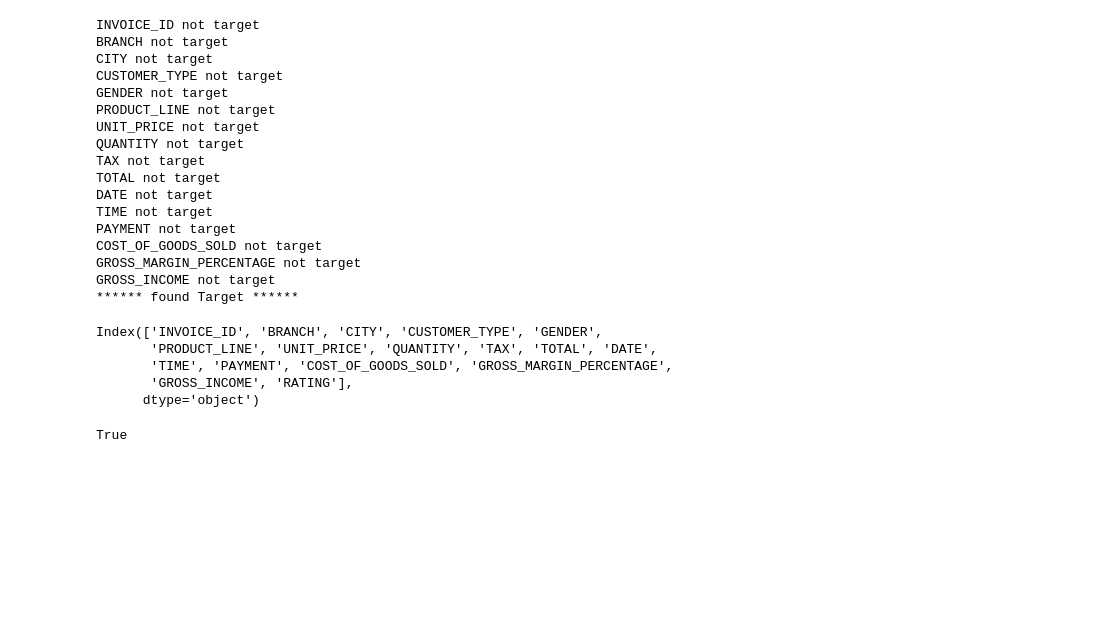
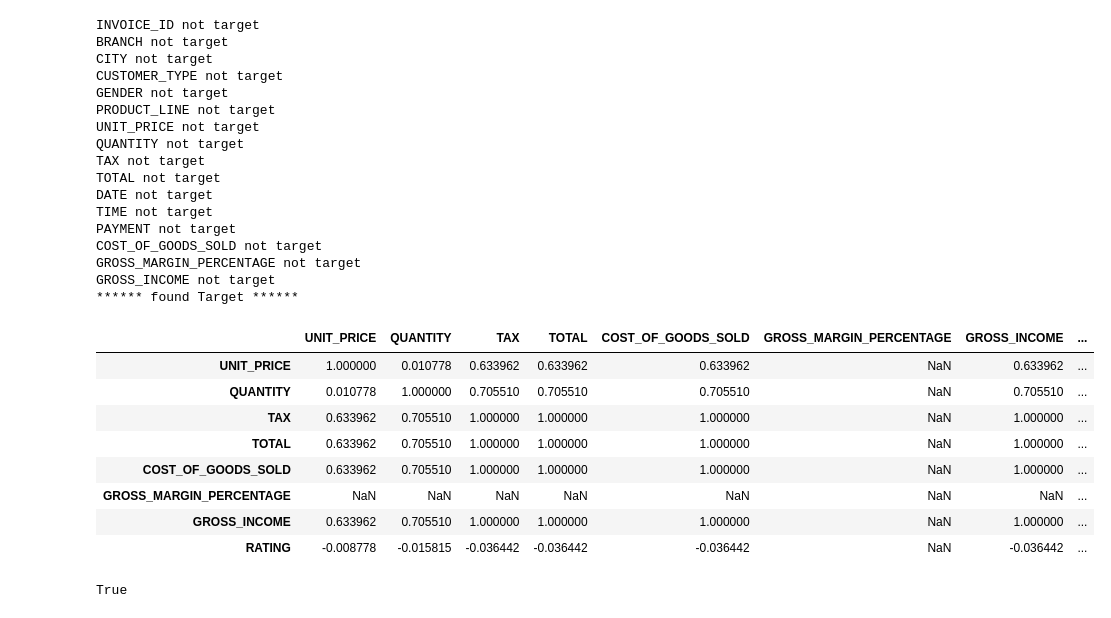
Before and after one commit to mconwa02/gcp_prep, a Jupyter notebook: EDA_notebook.ipynb, the cells around one changed output. Drawn from its saved outputs; the diff is of its cells as text; code cells hidden in the pictures; blank space fills up the shorter version.

```diff
--- a/EDA_notebook.ipynb
+++ b/EDA_notebook.ipynb
@@ -125,14 +135,18 @@ COST_OF_GOODS_SOLD not target
 GROSS_MARGIN_PERCENTAGE not target
 GROSS_INCOME not target
 ****** found Target ******
-# %%
-df.columns
-# %% [output]
-Index(['INVOICE_ID', 'BRANCH', 'CITY', 'CUSTOMER_TYPE', 'GENDER',
-       'PRODUCT_LINE', 'UNIT_PRICE', 'QUANTITY', 'TAX', 'TOTAL', 'DATE',
-       'TIME', 'PAYMENT', 'COST_OF_GOODS_SOLD', 'GROSS_MARGIN_PERCENTAGE',
-       'GROSS_INCOME', 'RATING'],
-      dtype='object')
+# %%
+df.corr()
+# %% [output]
+|  | UNIT_PRICE | QUANTITY | TAX | TOTAL | COST_OF_GOODS_SOLD | GROSS_MARGIN_PERCENTAGE | GROSS_INCOME | ... |
+| UNIT_PRICE | 1.000000 | 0.010778 | 0.633962 | 0.633962 | 0.633962 | NaN | 0.633962 | ... |
+| QUANTITY | 0.010778 | 1.000000 | 0.705510 | 0.705510 | 0.705510 | NaN | 0.705510 | ... |
+| TAX | 0.633962 | 0.705510 | 1.000000 | 1.000000 | 1.000000 | NaN | 1.000000 | ... |
+| TOTAL | 0.633962 | 0.705510 | 1.000000 | 1.000000 | 1.000000 | NaN | 1.000000 | ... |
+| COST_OF_GOODS_SOLD | 0.633962 | 0.705510 | 1.000000 | 1.000000 | 1.000000 | NaN | 1.000000 | ... |
+| GROSS_MARGIN_PERCENTAGE | NaN | NaN | NaN | NaN | NaN | NaN | NaN | ... |
+| GROSS_INCOME | 0.633962 | 0.705510 | 1.000000 | 1.000000 | 1.000000 | NaN | 1.000000 | ... |
+| RATING | -0.008778 | -0.015815 | -0.036442 | -0.036442 | -0.036442 | NaN | -0.036442 | ... |
 # %%
 columns_list = df.columns.to_list()
 # %%
```
Also changed, not shown: parts of 6 cells of this notebook.
